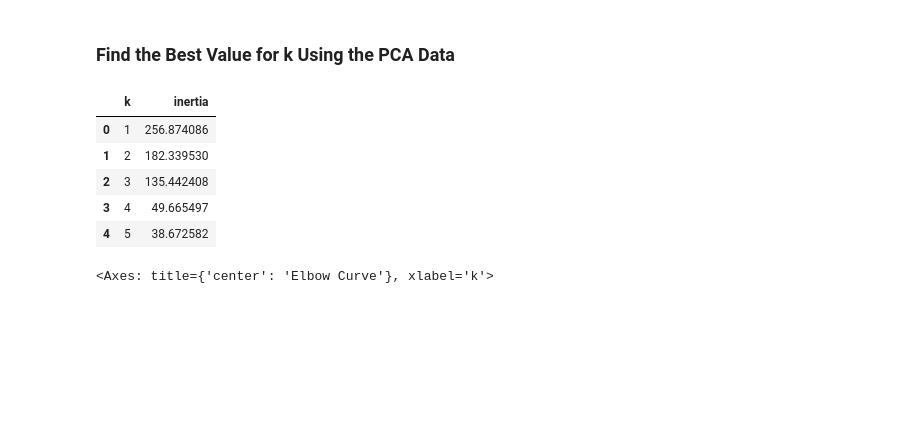
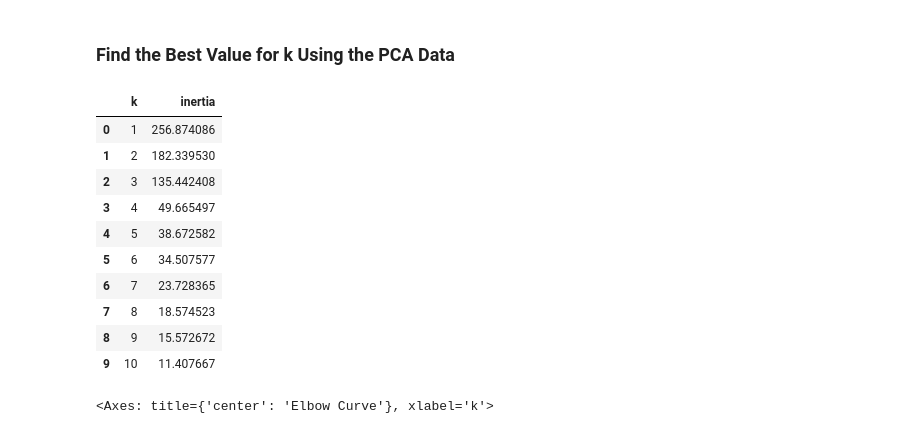
Before and after one commit to pertinax1/CryptoClustering, a Jupyter notebook: Crypto_Clustering_starter_code.ipynb, the cells around one changed output. Saved outputs shown, nothing was run; the diff lists cells and outputs as text; code cells hidden in the pictures; blank space fills up the shorter version.

```diff
--- a/Crypto_Clustering_starter_code.ipynb
+++ b/Crypto_Clustering_starter_code.ipynb
@@ -260,34 +260,39 @@ k_values = list(range(1,11))
 # Create an empty list to store the inertia values
 inertia = []
 
 
 # Create a for loop to compute the inertia with each possible value of k
 # Inside the loop:
 # 1. Create a KMeans model using the loop counter for the n_clusters
 # 2. Fit the model to the data using PCA DataFrame.
 # 3. Append the model.inertia_ to the inertia list
 for i in k_values:
     k_model = KMeans(n_clusters=i, n_init='auto', random_state=1)
     k_model.fit(pca_info_df)
     inertia.append(k_model.inertia_)
 
 
 # Create a dictionary with the data to plot the Elbow curve
 elbow_data = {'k':k_values, 'inertia':inertia}
 
 # Create a DataFrame with the data to plot the Elbow curve
 elbow_df = pd.DataFrame(elbow_data)
 
 
 # Display the DataFrame
-elbow_df.head()
+elbow_df
 # %% [output]
 |  | k | inertia |
 | 0 | 1 | 256.874086 |
 | 1 | 2 | 182.339530 |
 | 2 | 3 | 135.442408 |
 | 3 | 4 | 49.665497 |
 | 4 | 5 | 38.672582 |
+| 5 | 6 | 34.507577 |
+| 6 | 7 | 23.728365 |
+| 7 | 8 | 18.574523 |
+| 8 | 9 | 15.572672 |
+| 9 | 10 | 11.407667 |
 # %%
 # Plot a line chart with all the inertia values computed with
 # the different values of k to visually identify the optimal value for k.
```
Also changed, not shown: parts of 10 cells of this notebook, 1 other file.
